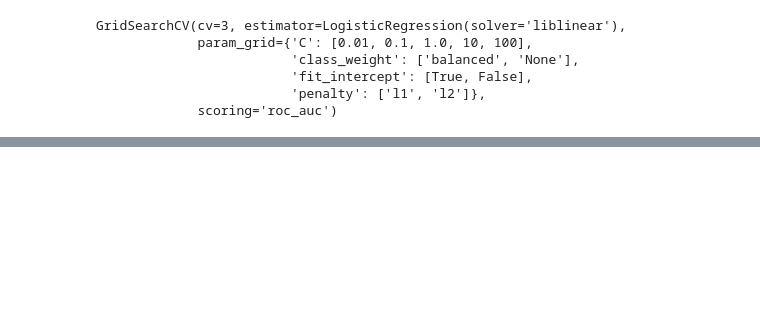
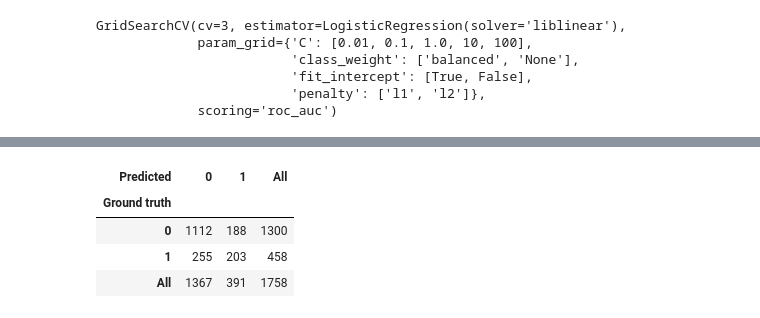
Before and after one commit to yahyavaleo/fellowship-ai, a Jupyter notebook: course/telco-customer-churn.ipynb, the cells around one changed output, grey strips where cells are left out. Saved outputs shown, nothing was run; the diff lists cells and outputs as text; code cells hidden in the pictures; blank space fills up the shorter version.

```diff
--- a/course/logistic-regression.ipynb
+++ b/course/telco-customer-churn.ipynb
@@ -228,0 +264,4 @@ weighted avg       0.79      0.68      0.70      1758
+# %%
+tree = DecisionTreeClassifier(max_depth=10, random_state=42)
+tree.fit(X_train, y_train)
+y_pred = tree.predict(X_test)
@@ -228,0 +280,8 @@ weighted avg       0.79      0.68      0.70      1758
+# %%
+pd.crosstab(y_test, y_pred, rownames=["Ground truth"], colnames=["Predicted"], margins=True)
+# %% [output]
+| Predicted | 0 | 1 | All |
+| Ground truth |  |  |  |
+| 0 | 1112 | 188 | 1300 |
+| 1 | 255 | 203 | 458 |
+| All | 1367 | 391 | 1758 |
```
Also changed, not shown: parts of 18 cells of this notebook, 4 other files.
